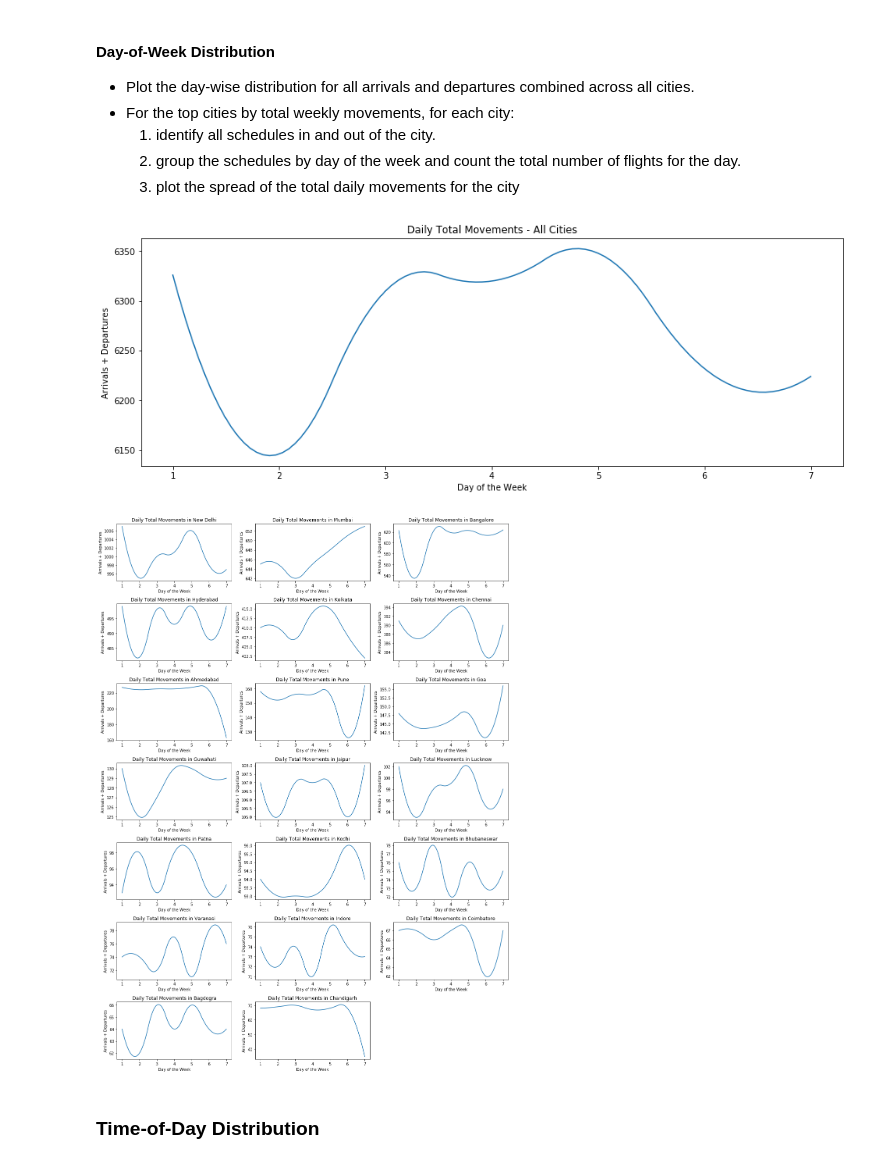
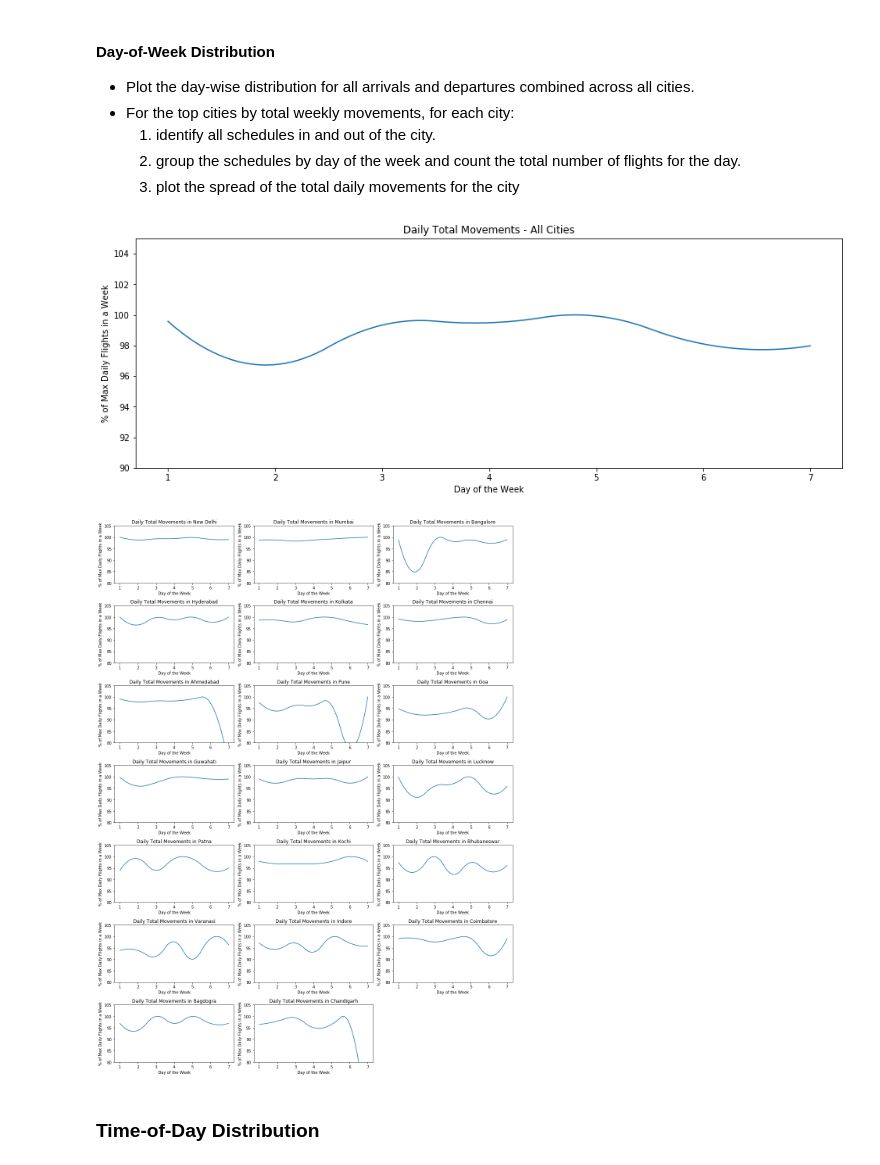
Before and after one commit to sanjeevgadre/Portfolio-Airport-Traffic, a Jupyter notebook: city-movement-analysis.ipynb, the cells around one changed output. Drawn from its saved outputs; the diff is of its cells as text; code cells hidden in the pictures.

```diff
--- a/city-movement-analysis.ipynb
+++ b/city-movement-analysis.ipynb
@@ -182,30 +182,38 @@ def city_day_mvmnts(df, city = 'ALL'):
 
     '''
 
-    mvmnts_in =[]
-    mvmnts_out = []
-    mvmnts = []
+    day_mvmnts_in = []
+    day_mvmnts_out = []
+    day_mvmnts = []
 
     if city == 'ALL':
         for i in range(1,8,1):
             day = 'day_' + str(i)
-            mvmnts_out.append(dat.groupby([day, 'from'])[day].count()[1].sum())
+            day_mvmnts_out.append(df.groupby([day, 'from'])[day].count()[1].sum())
 
-        mvmnts = [value*2 for value in mvmnts_out]
+        day_mvmnts = [value*2 for value in day_mvmnts_out]
 
     else:
         idx = [i for i in df.index if df['from'][i] == city or df['to'][i] == city]
-        sdf = df.iloc[idx, :]
+        df_city = df.iloc[idx, :]
 
-        idx_in = [i for i in sdf.index if sdf['from'][i] != city] # flights into the city
-        idx_out = [i for i in sdf.index if sdf['to'][i] != city]  # flights out of the city
+        idx_in = [i for i in df_city.index if df_city['from'][i] != city] # flights into the city
+        idx_out = [i for i in df_city.index if df_city['to'][i] != city]  # flights out of the city
 
         for i in range(1,8,1):
             day = 'day_' + str(i)
-            mvmnts_in.append(sdf.loc[idx_in, :].groupby([day, 'from'])[day].count()[1].sum())
-            mvmnts_out.append(sdf.loc[idx_out, :].groupby([day, 'to'])[day].count()[1].sum())
+            try:
+                foo = df_city.loc[idx_in, :].groupby([day, 'from'])[day].count()[1].sum()
+            except KeyError:
+                foo = 0
+            day_mvmnts_in.append(foo)
+            try:
+                foo = df_city.loc[idx_out, :].groupby([day, 'to'])[day].count()[1].sum()
+            except KeyError:
+                foo = 0
+            day_mvmnts_out.append(foo)
 
-        mvmnts = [sum(x) for x in zip(mvmnts_in, mvmnts_out)]
+        day_mvmnts = [sum(x) for x in zip(day_mvmnts_in, day_mvmnts_out)]
 
-    return mvmnts_in, mvmnts_out, mvmnts
+    return day_mvmnts
 # %%
@@ -248,35 +252,38 @@ def plot_distbn(mvmnts, freq, city = 'ALL', spline_pts = 100, smoothing_param =
 # %%
 # For all cities combined
 
-_, _, day_mvmnts = city_day_mvmnts(dat)
+day_mvmnts = city_day_mvmnts(dat)
 
 plt.figure(figsize = (15, 5))
-plot_distbn(day_mvmnts, 'day')
+
+day_of_week_plot(day_mvmnts)
+
 plt.show()
 # %% [output]
-[figure, old version]
+[figure, new version]
 # %%
 # For top cities by movements.
 
 top_cities = top_cities_feature(sdat, 'total_weekly_mvmnts', 0.8)
 
 plt.figure(figsize = (15, 20))
 
 # Setting up some defaults for subplots
 ncol = 3
 nrow = np.ceil(len(top_cities)/ncol)
 subplt_id = 1
 
 for city in top_cities:
-    _, _, day_mvmnts = city_day_mvmnts(dat, city)
+    day_mvmnts = city_day_mvmnts(dat, city)
 
     plt.subplot(nrow, ncol, subplt_id)
     subplt_id += 1
-    plot_distbn(day_mvmnts, freq = 'day', city = city)
+
+    day_of_week_plot(day_mvmnts, city = city)
 
 plt.tight_layout()
 plt.show()
 # %% [output]
-[figure, old version]
+[figure, new version]
 # %% [markdown]
 ### Time-of-Day Distribution
```
Also changed, not shown: parts of 9 cells of this notebook, 2 other files.
